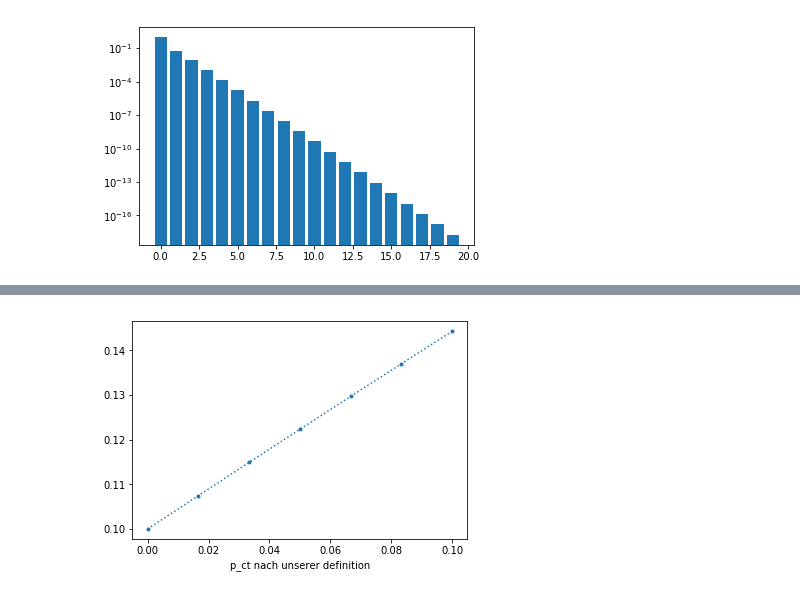
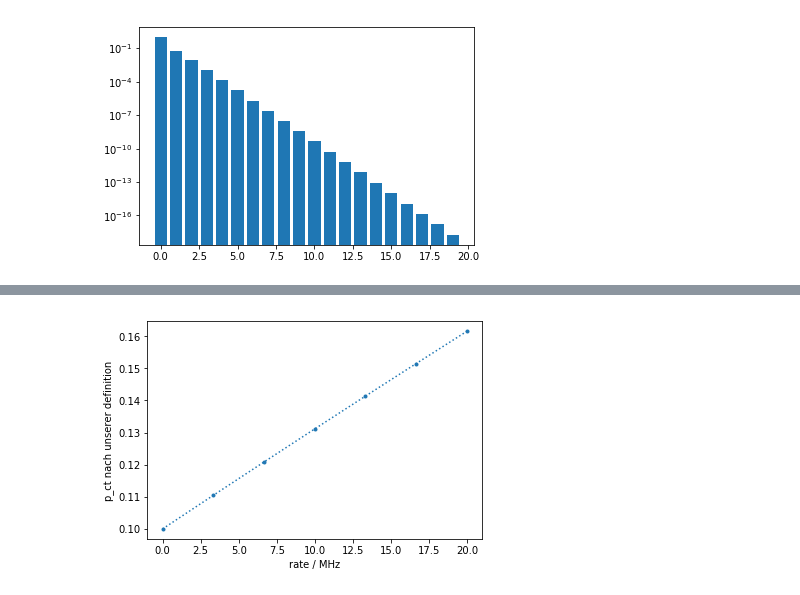
Before and after one commit to dneise/crosstalk_study, a Jupyter notebook: gedankenexperiment_with_crosstalk.ipynb, the cells around one changed output, grey strips where cells are left out. Cells and saved outputs as stored; diff of their text form; code cells hidden in the pictures.

```diff
--- a/gedankenexperiment_with_crosstalk.ipynb
+++ b/gedankenexperiment_with_crosstalk.ipynb
@@ -266,14 +264,16 @@ p_ct = P[2:].sum() / P[1:].sum()
 # %%
 p_ct_s = []
-mus = np.linspace(1e-10, 0.1, 7)
+rate = np.linspace(1e-10, 20, 7) * 1e6
+t_window = 7e-9
+mus = rate * t_window
+p = 0.1
 for mu in mus:
     ks = np.arange(20)
-    p = 0.1
     P = np.array([proba_for_K(k, mu=mu, p=p) for k in ks])
     p_ct = P[2:].sum() / P[1:].sum()
     p_ct_s.append(p_ct)
-plt.plot(mus, p_ct_s, '.:')
-plt.xlabel('mu = rate * time_window')
-plt.xlabel('p_ct nach unserer definition');
+plt.plot(rate/1e6, p_ct_s, '.:')
+plt.xlabel('rate / MHz')
+plt.ylabel('p_ct nach unserer definition');
 # %% [output]
-[figure, old version]
+[figure, new version]
```
Also changed, not shown: parts of 1 cell of this notebook.
